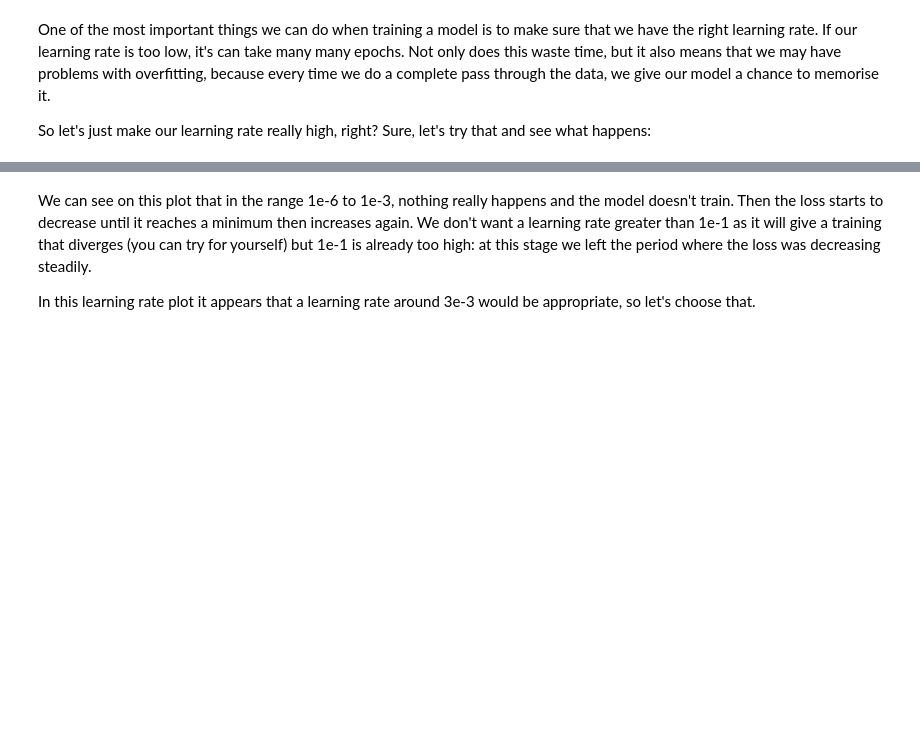
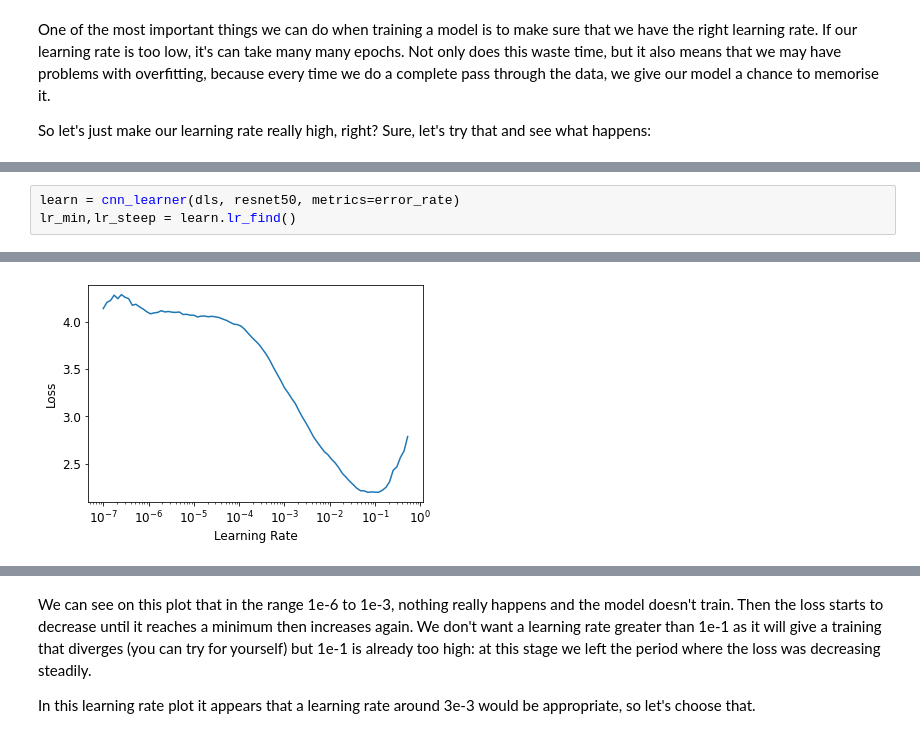
Before and after one commit to JonathanSum/Fastbook_colab, a Jupyter notebook: 05_pet_breeds.ipynb, the cells around one changed output, grey strips where cells are left out. Cells and saved outputs as stored; diff of their text form; blank space fills up the shorter version.

```diff
--- a/05_pet_breeds.ipynb
+++ b/05_pet_breeds.ipynb
@@ -576,0 +729,4 @@ lr_min,lr_steep = learn.lr_find()
+# %%
+learn = cnn_learner(dls, resnet50, metrics=error_rate)
+lr_min,lr_steep = learn.lr_find()
+# %% [output]
@@ -577,2 +736,3 @@ lr_min,lr_steep = learn.lr_find()
+[figure, added]
 # %%
 print(f"Minimum/10: {lr_min:.2e}, steepest point: {lr_steep:.2e}")
```
Also changed, not shown: parts of 51 cells of this notebook.
